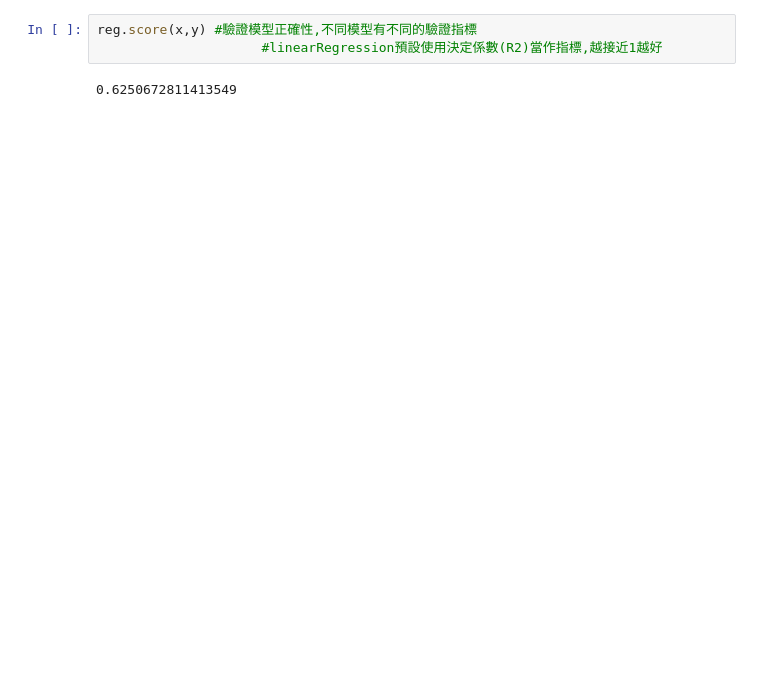
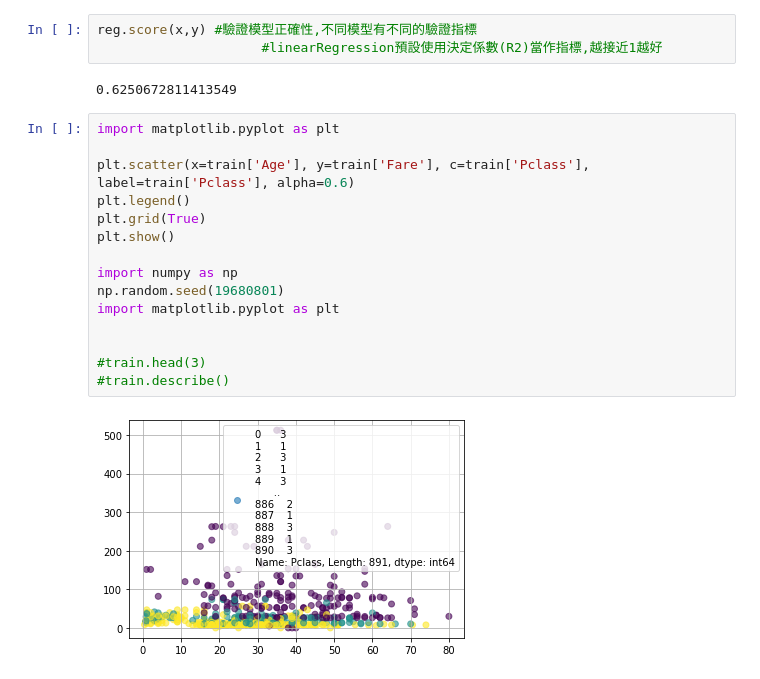
Before and after one commit to rvnkoiceygtq/Python, a Jupyter notebook: Titanic_regression.ipynb, the cells around one changed output. Drawn from its saved outputs; the diff is of its cells as text; blank space fills up the shorter version.

```diff
--- a/Titanic_regression.ipynb
+++ b/Titanic_regression.ipynb
@@ -253,3 +478,20 @@ reg.score(x,y) #驗證模型正確性,不同模型有不同的驗證指標
                      #linearRegression預設使用決定係數(R2)當作指標,越接近1越好
 # %% [output]
 0.6250672811413549
+# %%
+import matplotlib.pyplot as plt
+
+plt.scatter(x=train['Age'], y=train['Fare'], c=train['Pclass'], label=train['Pclass'], alpha=0.6)
+plt.legend()
+plt.grid(True)
+plt.show()
+
+import numpy as np
+np.random.seed(19680801)
+import matplotlib.pyplot as plt
+
+
+#train.head(3)
+#train.describe()
+# %% [output]
+[figure, added]
```
Also changed, not shown: parts of 28 cells of this notebook.
